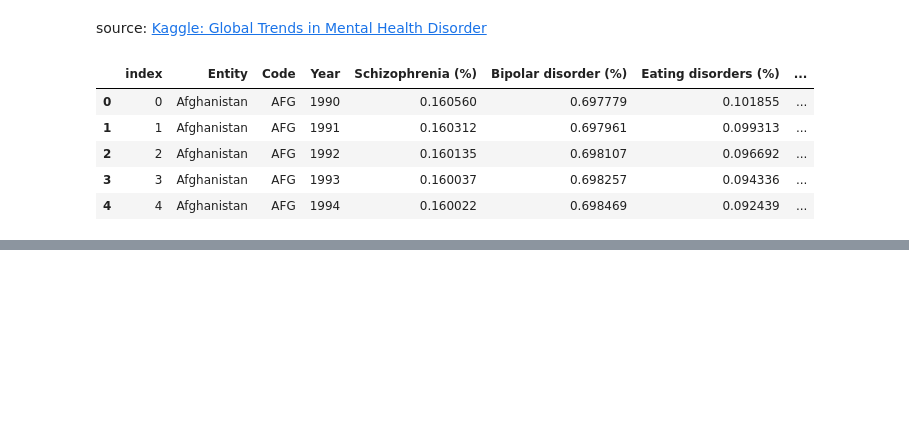
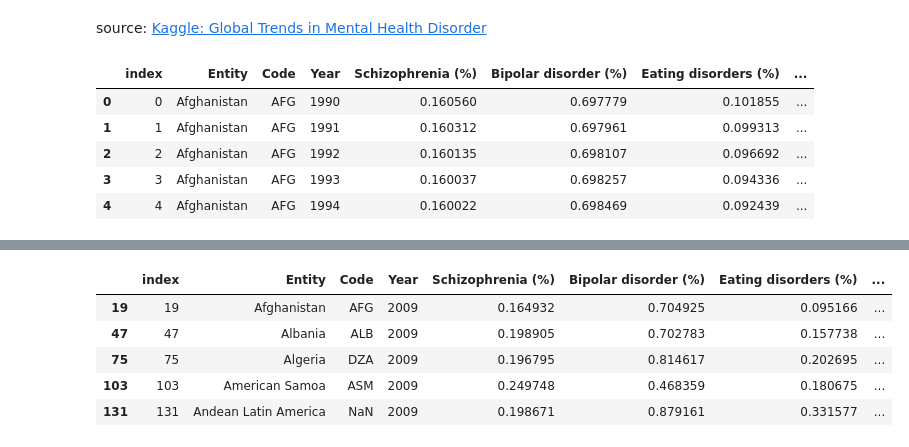
Before and after one commit to supernauth/mental_health_disorder, a Jupyter notebook: mental_health_disorder.ipynb, the cells around one changed output, grey strips where cells are left out. Cells and saved outputs as stored; diff of their text form; code cells hidden in the pictures; blank space fills up the shorter version.

```diff
--- a/mental_health_disorder.ipynb
+++ b/mental_health_disorder.ipynb
@@ -34,0 +55,10 @@ plt.show()
+# %%
+df_2009 = df[df['Year'] == 2009]
+df_2009.head()
+# %% [output]
+|  | index | Entity | Code | Year | Schizophrenia (%) | Bipolar disorder (%) | Eating disorders (%) | ... |
+| 19 | 19 | Afghanistan | AFG | 2009 | 0.164932 | 0.704925 | 0.095166 | ... |
+| 47 | 47 | Albania | ALB | 2009 | 0.198905 | 0.702783 | 0.157738 | ... |
+| 75 | 75 | Algeria | DZA | 2009 | 0.196795 | 0.814617 | 0.202695 | ... |
+| 103 | 103 | American Samoa | ASM | 2009 | 0.249748 | 0.468359 | 0.180675 | ... |
+| 131 | 131 | Andean Latin America | NaN | 2009 | 0.198671 | 0.879161 | 0.331577 | ... |
```
Also changed, not shown: parts of 4 cells of this notebook, 1 other file.
